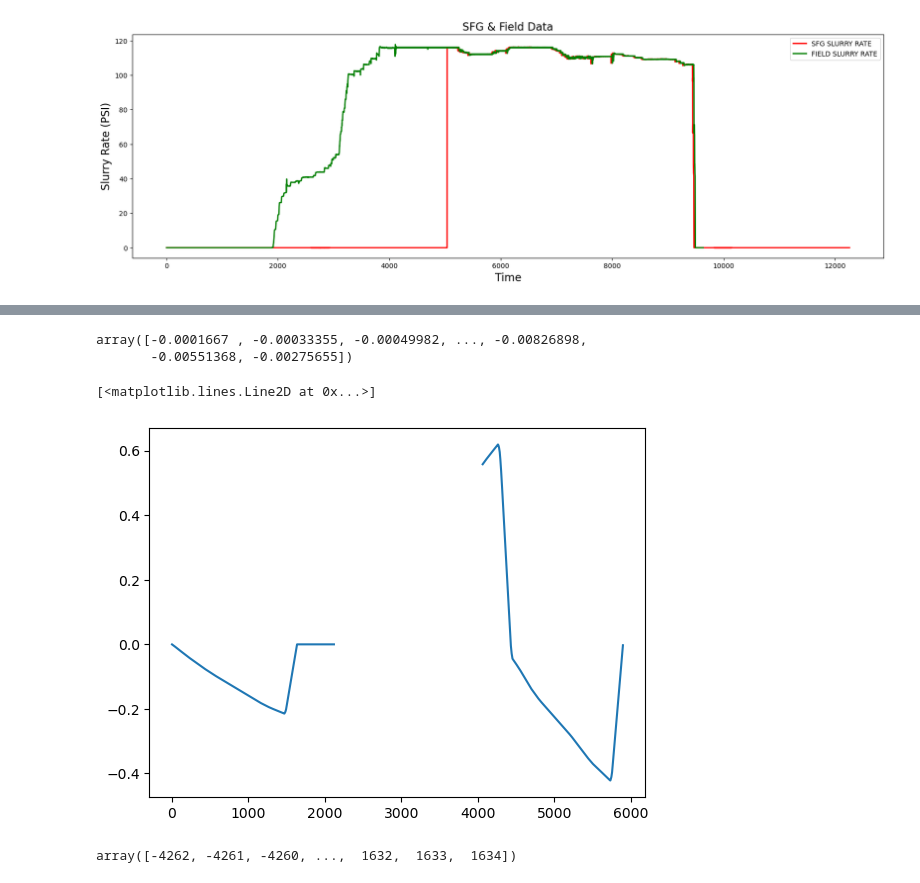
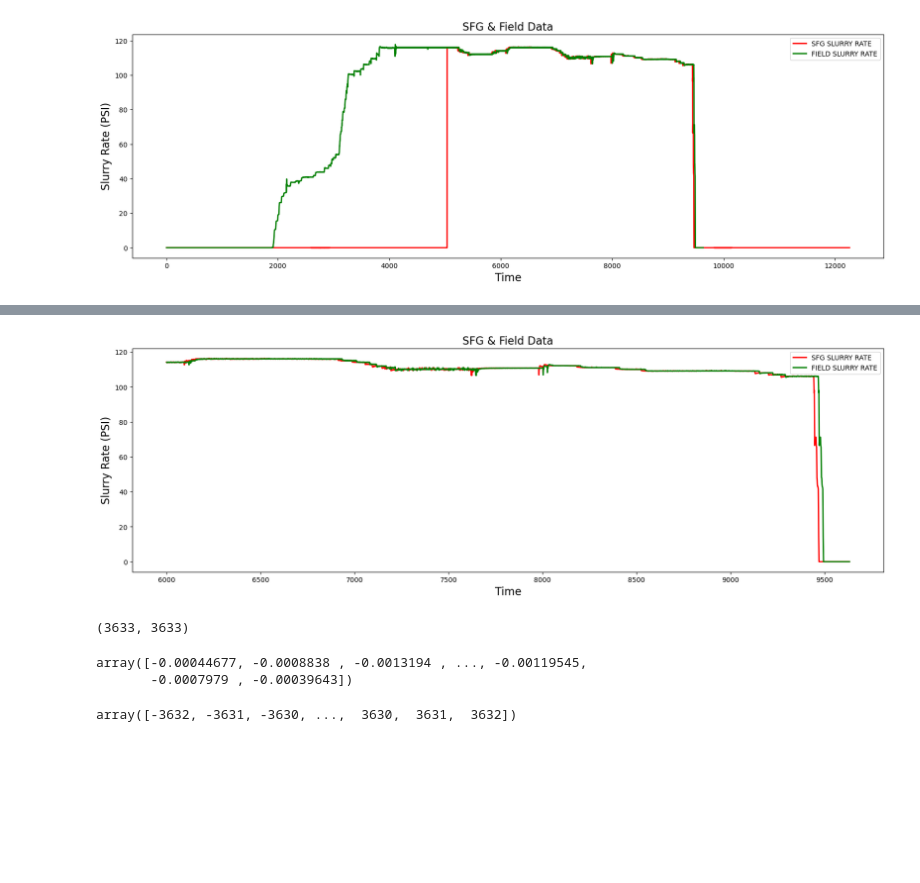
Before and after one commit to rivillasm/python_code, a Jupyter notebook: temp.ipynb, the cells around one changed output, grey strips where cells are left out. Saved outputs shown, nothing was run; the diff lists cells and outputs as text; code cells hidden in the pictures; blank space fills up the shorter version.

```diff
--- a/temp.ipynb
+++ b/temp.ipynb
@@ -242,3 +220,23 @@ plt.plot(df_field_s)
+# %%
+# Plotting Close Value Data
+start_date = 6000
+end_date = 9633
+plt.figure(figsize=(20,6))
+plt.ticklabel_format(useOffset=False, style='plain')
+plt.plot(result_df[start_date:end_date].index.values, result_df['Slurry Rate'][start_date:end_date].values, lw=2, color='red',label="SFG SLURRY RATE")
+plt.plot(df_field[start_date:end_date].index.values, df_field['SlurryRate'][start_date:end_date].values, lw=2, color='green',label="FIELD SLURRY RATE")
+plt.xlabel("Time", fontsize=16)
+plt.ylabel("Slurry Rate (PSI)", fontsize=16)
+plt.title("SFG & Field Data", fontsize=16);
+plt.legend()
+
+plt.show()
+# %% [output]
+[figure, added]
+# %%
+len(result_df_s),len(df_field_s)
+# %% [output]
+(3633, 3633)
 # %%
 # cross correlation
 
@@ -252,21 +250,15 @@ def ccf_values(series1, series2):
     c = np.correlate(p, q, 'full')
     return c
 
-start_date = 8000
 #ccf_ielts = ccf_values(result_df_s, df_field_s)
-ccf_ielts = ccf_values(df_field_s,result_df_s)
+ccf_ielts = ccf_values(result_df_s,df_field_s)
 ccf_ielts
 # %% [output]
-array([-0.0001667 , -0.00033355, -0.00049982, ..., -0.00826898,
-       -0.00551368, -0.00275655])
+array([-0.00044677, -0.0008838 , -0.0013194 , ..., -0.00119545,
+       -0.0007979 , -0.00039643])
-# %%
-plt.plot(ccf_ielts)
-# %% [output]
-[<matplotlib.lines.Line2D at 0x...>]
-[figure, removed]
 # %%
 # list of of our lag values
-lags = signal.correlation_lags(len(df_field['SlurryRate'][start_date:].values),len(result_df['Slurry Rate'][start_date:].values))
+lags = signal.correlation_lags(len(result_df_s),len(df_field_s))
 lags
 # %% [output]
-array([-4262, -4261, -4260, ...,  1632,  1633,  1634])
+array([-3632, -3631, -3630, ...,  3630,  3631,  3632])
```
Also changed, not shown: parts of 20 cells of this notebook.
